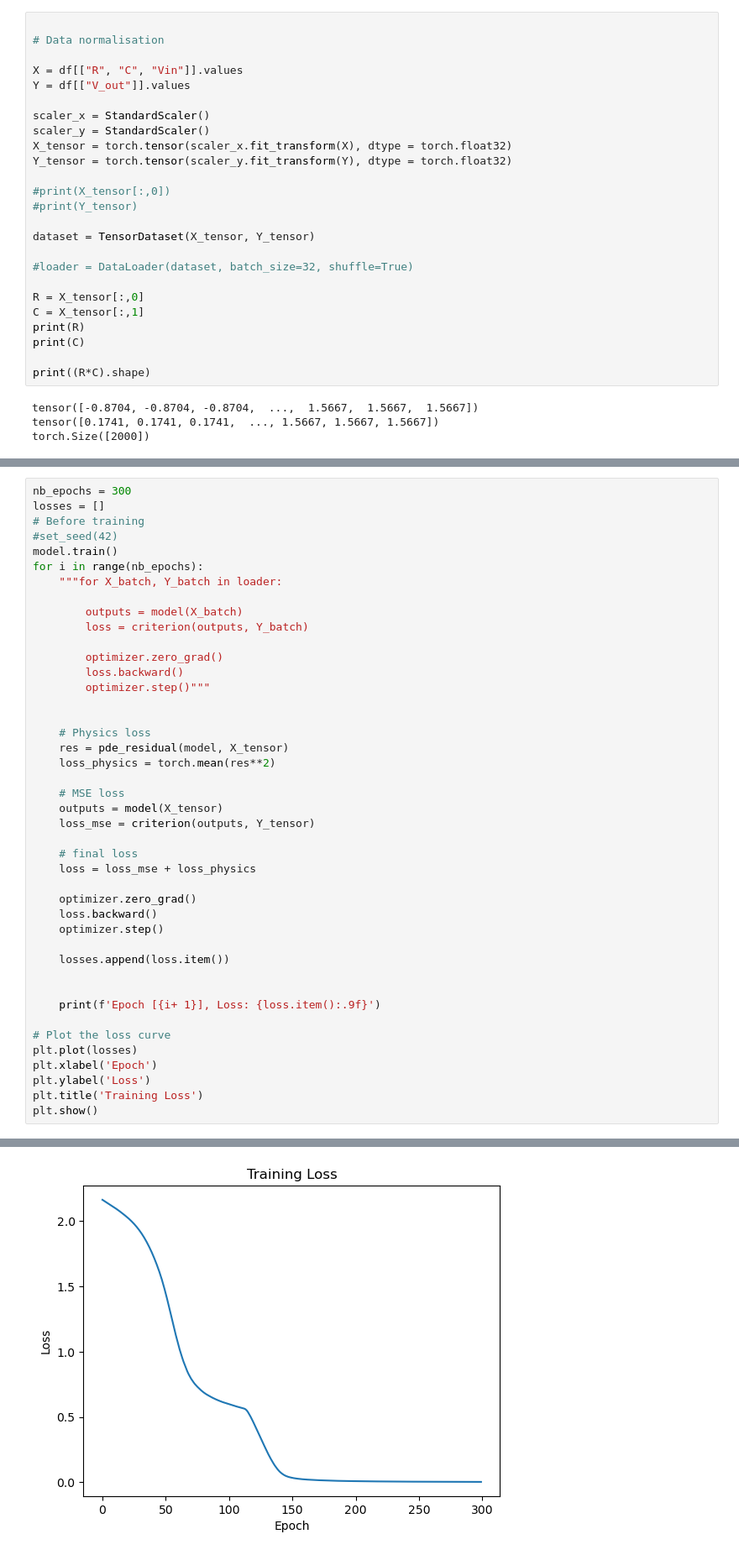
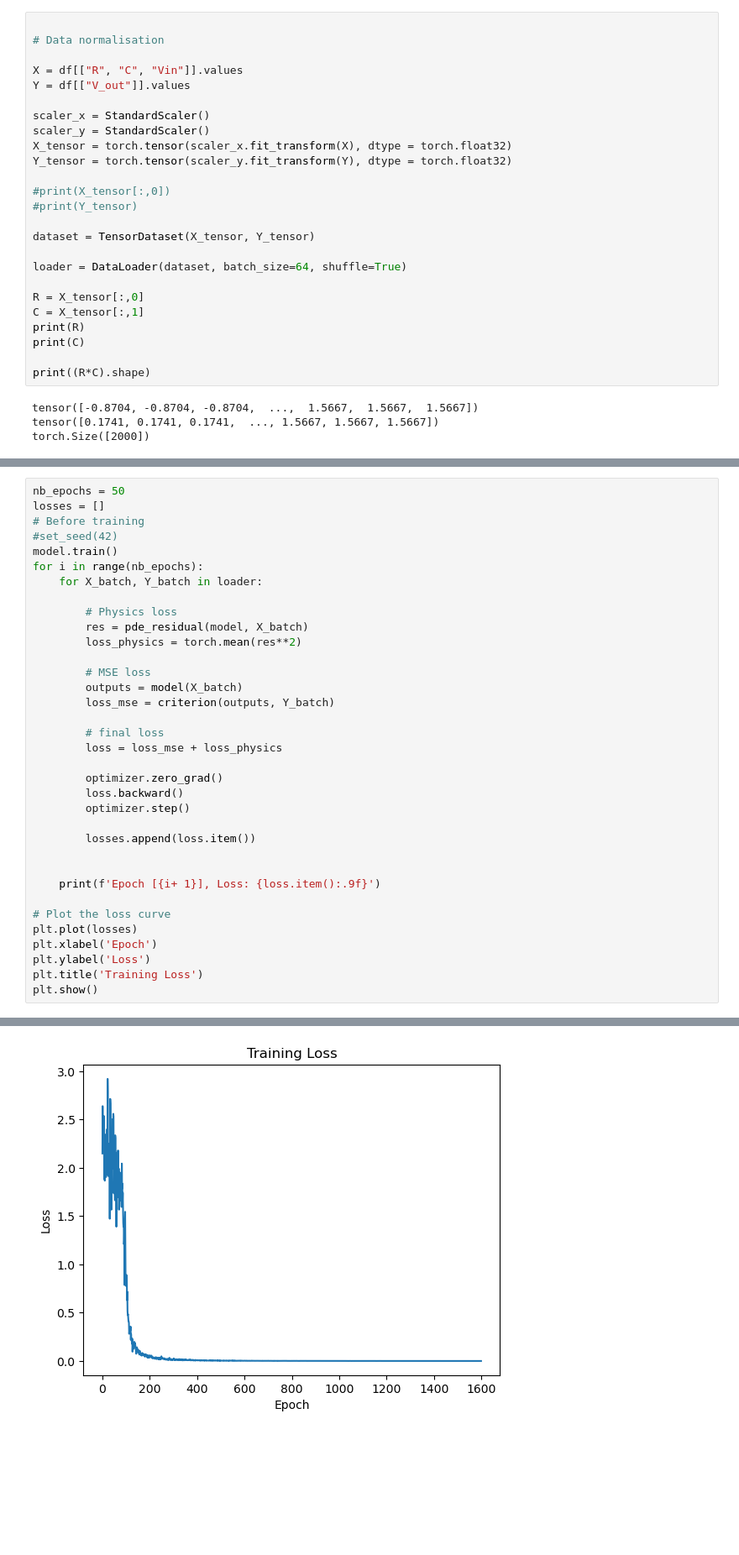
Before and after one commit to Dream-Team-L3MI/Projet_L3MI, a Jupyter notebook: Partie_2_S6/NN_test/RC_pinn.ipynb, the cells around one changed output, grey strips where cells are left out. Shown at 84% size. Saved outputs shown, nothing was run; the diff lists cells and outputs as text; blank space fills up the shorter version.

Commit message:
replace tensor by loader

```diff
--- a/Partie_2_S6/NN_test/RC_pinn.ipynb
+++ b/Partie_2_S6/NN_test/RC_pinn.ipynb
@@ -52,7 +52,7 @@ Y_tensor = torch.tensor(scaler_y.fit_transform(Y), dtype = torch.float32)
 
 dataset = TensorDataset(X_tensor, Y_tensor)
 
-#loader = DataLoader(dataset, batch_size=32, shuffle=True)
+loader = DataLoader(dataset, batch_size=64, shuffle=True)
 
 R = X_tensor[:,0]
 C = X_tensor[:,1]
@@ -148,38 +148,30 @@ tensor([ 1.9324,  1.7589,  1.5853,  ..., -1.0085, -1.1821, -1.3585],
        grad_fn=<SubBackward0>)
 torch.Size([2000])
 # %%
-nb_epochs = 300
+nb_epochs = 50
 losses = []
 # Before training
 #set_seed(42)
 model.train()
 for i in range(nb_epochs):
-    """for X_batch, Y_batch in loader:
+    for X_batch, Y_batch in loader:
 
+        # Physics loss
+        res = pde_residual(model, X_batch)
+        loss_physics = torch.mean(res**2)
+
+        # MSE loss
         outputs = model(X_batch)
-        loss = criterion(outputs, Y_batch)
+        loss_mse = criterion(outputs, Y_batch)
+
+        # final loss
+        loss = loss_mse + loss_physics
 
         optimizer.zero_grad()
         loss.backward()
-        optimizer.step()"""
+        optimizer.step()
 
-
-    # Physics loss
-    res = pde_residual(model, X_tensor)
-    loss_physics = torch.mean(res**2)
-
-    # MSE loss
-    outputs = model(X_tensor)
-    loss_mse = criterion(outputs, Y_tensor)
-
-    # final loss
-    loss = loss_mse + loss_physics
-
-    optimizer.zero_grad()
-    loss.backward()
-    optimizer.step()
-
-    losses.append(loss.item())
+        losses.append(loss.item())
 
 
     print(f'Epoch [{i+ 1}], Loss: {loss.item():.9f}')
@@ -211,4 +203,4 @@ Epoch [300], Loss: 0.002654155
-[figure, old version]
+[figure, new version]
 # %%
 model.eval()
 
```
Also changed, not shown: parts of 5 cells of this notebook, 1 other file.
